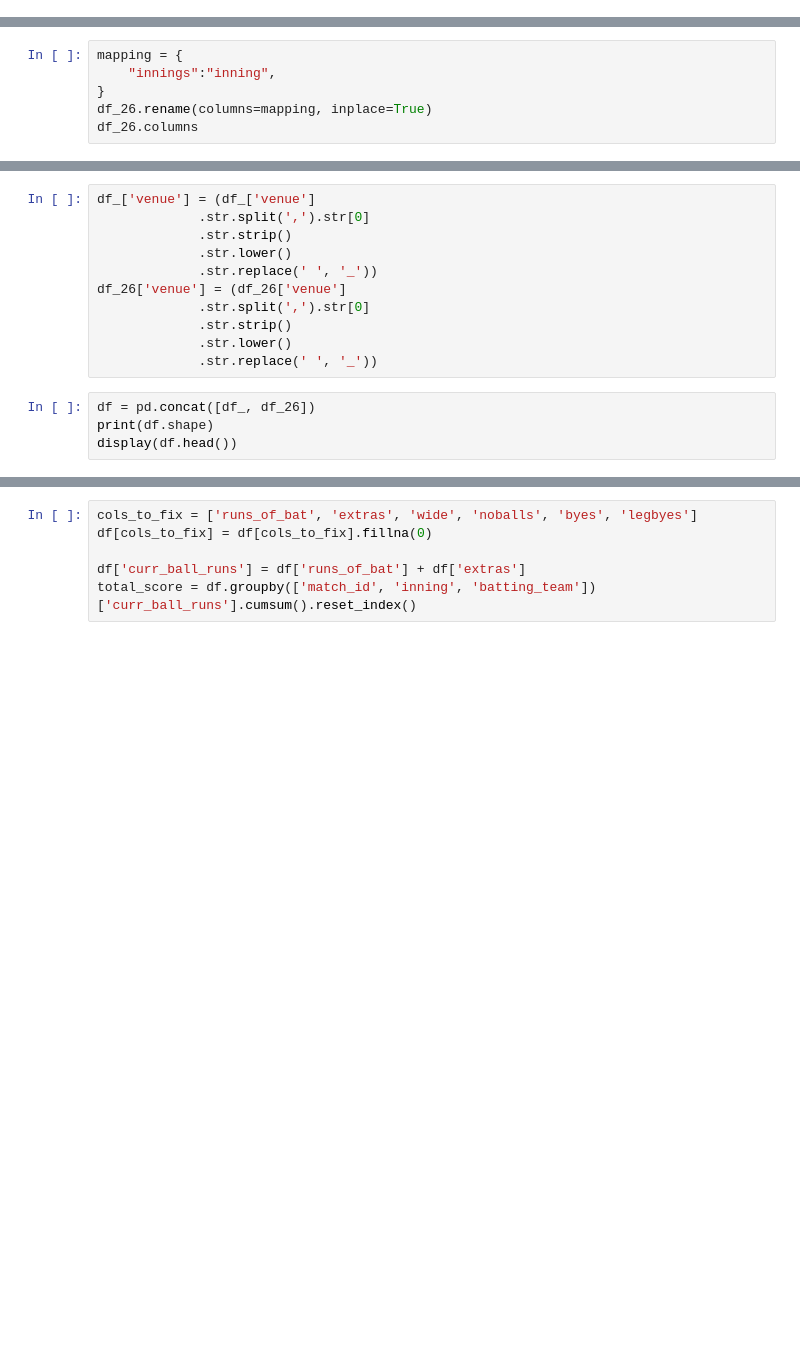
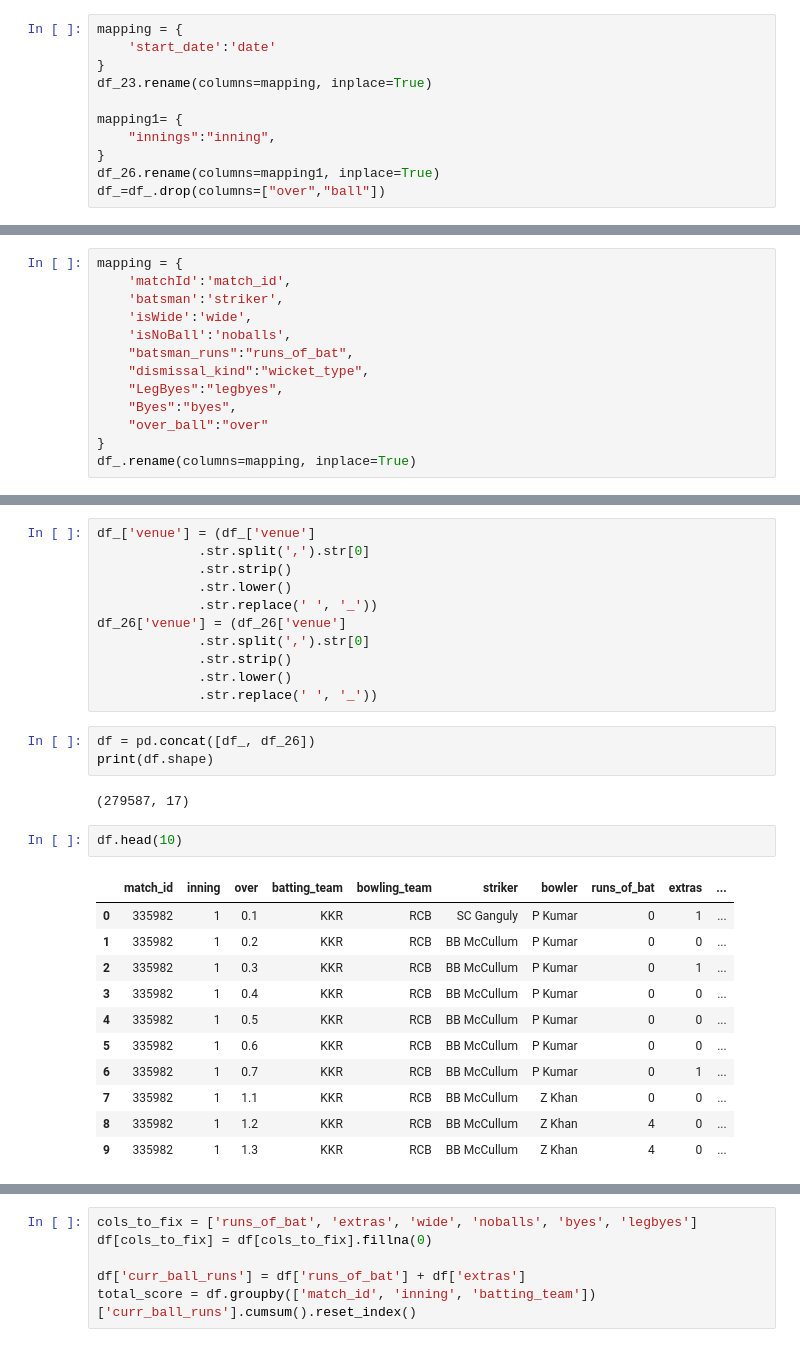
Before and after one commit to DeepanshuSharma1607/ipl-winner-pedictor, a Jupyter notebook: ipl.ipynb, the cells around one changed output, grey strips where cells are left out. Saved outputs shown, nothing was run; the diff lists cells and outputs as text; blank space fills up the shorter version.

```diff
--- a/ipl.ipynb
+++ b/ipl.ipynb
@@ -86,4 +50,15 @@ df_26= kagglehub.dataset_load(
 # %%
 df_['season']=pd.to_datetime(df_['date']).dt.year
+# %%
+mapping = {
+    'start_date':'date'
+}
+df_23.rename(columns=mapping, inplace=True)
+
+mapping1= {
+    "innings":"inning",
+}
+df_26.rename(columns=mapping1, inplace=True)
+df_=df_.drop(columns=["over","ball"])
 # %%
 dv=[df_,df_23,df_24,df_25,df_26]
@@ -97,2 +67,15 @@ for df in dv:
+# %%
+mapping = {
+    'matchId':'match_id',
+    'batsman':'striker',
+    'isWide':'wide',
+    'isNoBall':'noballs',
+    "batsman_runs":"runs_of_bat",
+    "dismissal_kind":"wicket_type",
+    "LegByes":"legbyes",
+    "Byes":"byes",
+    "over_ball":"over"
+}
+df_.rename(columns=mapping, inplace=True)
 # %%
 team_mapping = {
@@ -164,6 +217,0 @@ df_.columns
-# %%
-mapping = {
-    "innings":"inning",
-}
-df_26.rename(columns=mapping, inplace=True)
-df_26.columns
@@ -196,6 +229,21 @@ df_26['venue'] = (df_26['venue']
 # %%
 df = pd.concat([df_, df_26])
 print(df.shape)
-display(df.head())
+# %% [output]
+(279587, 17)
+# %%
+df.head(10)
+# %% [output]
+|  | match_id | inning | over | batting_team | bowling_team | striker | bowler | runs_of_bat | extras | ... |
+| 0 | 335982 | 1 | 0.1 | KKR | RCB | SC Ganguly | P Kumar | 0 | 1 | ... |
+| 1 | 335982 | 1 | 0.2 | KKR | RCB | BB McCullum | P Kumar | 0 | 0 | ... |
+| 2 | 335982 | 1 | 0.3 | KKR | RCB | BB McCullum | P Kumar | 0 | 1 | ... |
+| 3 | 335982 | 1 | 0.4 | KKR | RCB | BB McCullum | P Kumar | 0 | 0 | ... |
+| 4 | 335982 | 1 | 0.5 | KKR | RCB | BB McCullum | P Kumar | 0 | 0 | ... |
+| 5 | 335982 | 1 | 0.6 | KKR | RCB | BB McCullum | P Kumar | 0 | 0 | ... |
+| 6 | 335982 | 1 | 0.7 | KKR | RCB | BB McCullum | P Kumar | 0 | 1 | ... |
+| 7 | 335982 | 1 | 1.1 | KKR | RCB | BB McCullum | Z Khan | 0 | 0 | ... |
+| 8 | 335982 | 1 | 1.2 | KKR | RCB | BB McCullum | Z Khan | 4 | 0 | ... |
+| 9 | 335982 | 1 | 1.3 | KKR | RCB | BB McCullum | Z Khan | 4 | 0 | ... |
 # %%
 df.isnull().sum()
```
Also changed, not shown: parts of 72 cells of this notebook.
